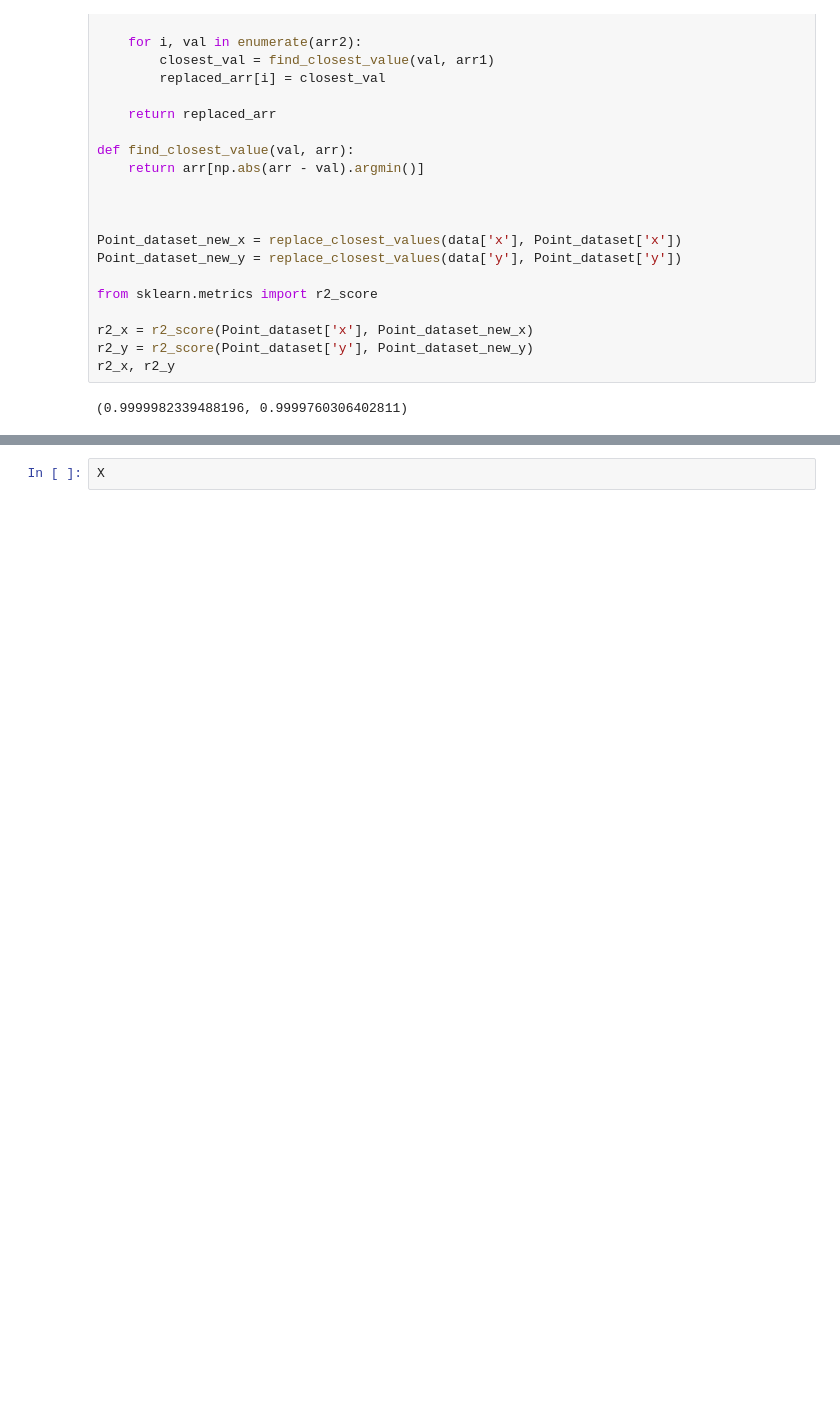
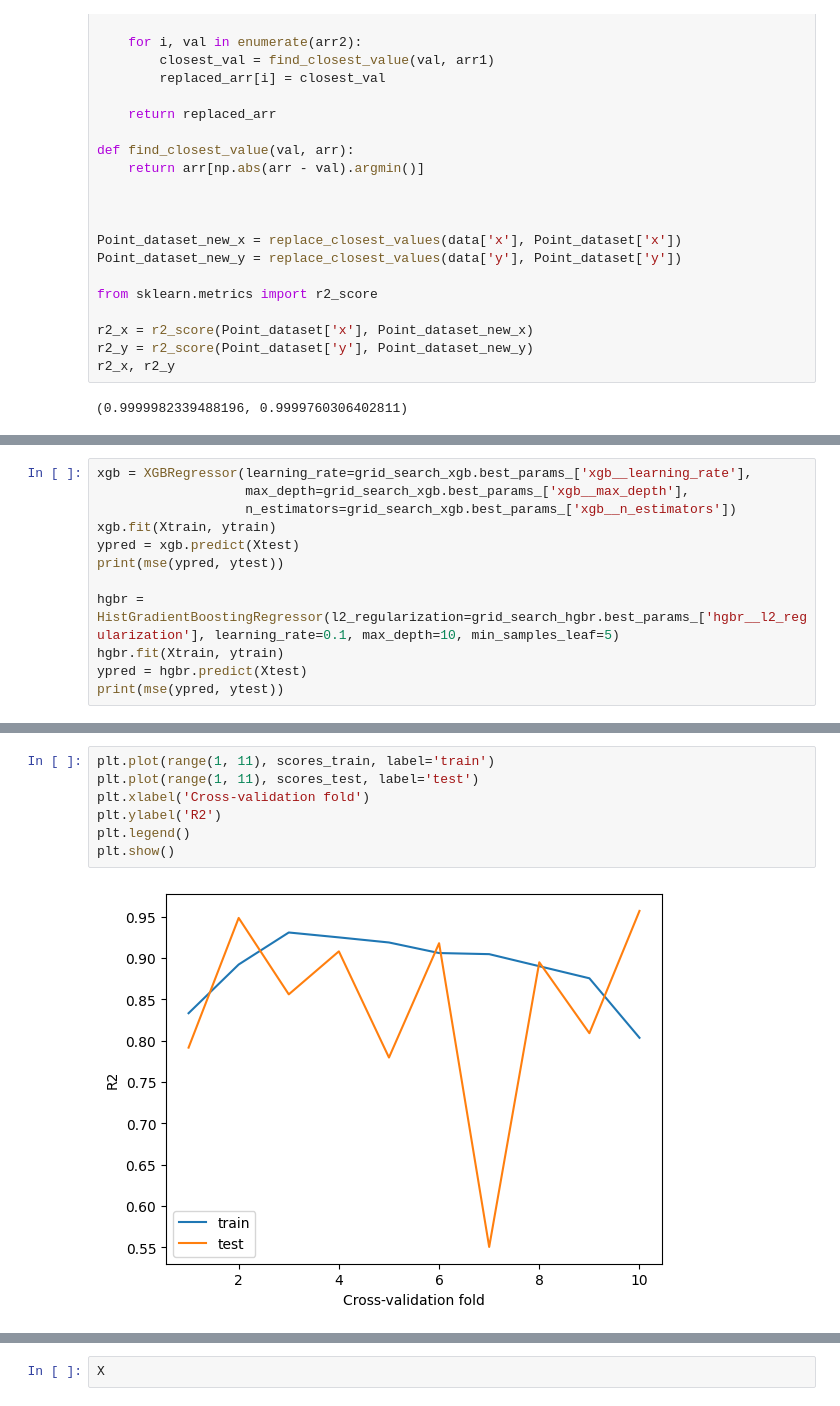
Before and after one commit to Anton9mf/hackaton_RN, a Jupyter notebook: tmp_Anton.ipynb, the cells around one changed output, grey strips where cells are left out. Saved outputs shown, nothing was run; the diff lists cells and outputs as text; blank space fills up the shorter version.

```diff
--- a/tmp_Anton.ipynb
+++ b/tmp_Anton.ipynb
@@ -327,0 +358,12 @@ best_score: 0.8804732674767994
+# %%
+xgb = XGBRegressor(learning_rate=grid_search_xgb.best_params_['xgb__learning_rate'],
+                   max_depth=grid_search_xgb.best_params_['xgb__max_depth'],
+                   n_estimators=grid_search_xgb.best_params_['xgb__n_estimators'])
+xgb.fit(Xtrain, ytrain)
+ypred = xgb.predict(Xtest)
+print(mse(ypred, ytest))
+
+hgbr = HistGradientBoostingRegressor(l2_regularization=grid_search_hgbr.best_params_['hgbr__l2_regularization'], learning_rate=0.1, max_depth=10, min_samples_leaf=5)
+hgbr.fit(Xtrain, ytrain)
+ypred = hgbr.predict(Xtest)
+print(mse(ypred, ytest))
@@ -327,0 +427,9 @@ best_score: 0.8804732674767994
+# %%
+plt.plot(range(1, 11), scores_train, label='train')
+plt.plot(range(1, 11), scores_test, label='test')
+plt.xlabel('Cross-validation fold')
+plt.ylabel('R2')
+plt.legend()
+plt.show()
+# %% [output]
+[figure, added]
```
Also changed, not shown: parts of 26 cells of this notebook.
